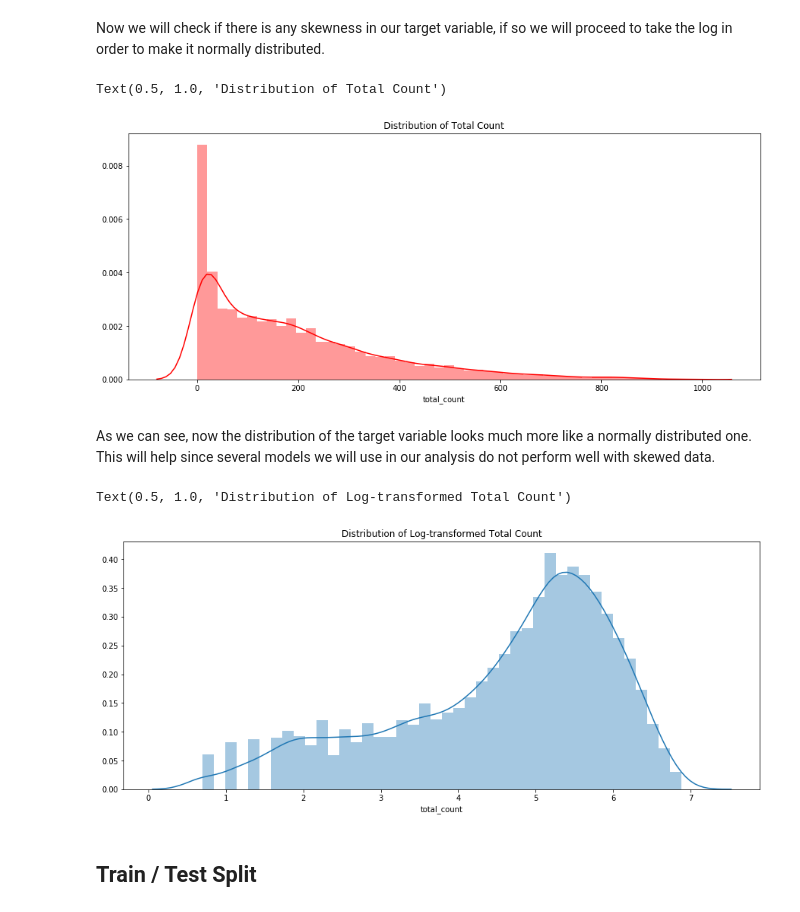
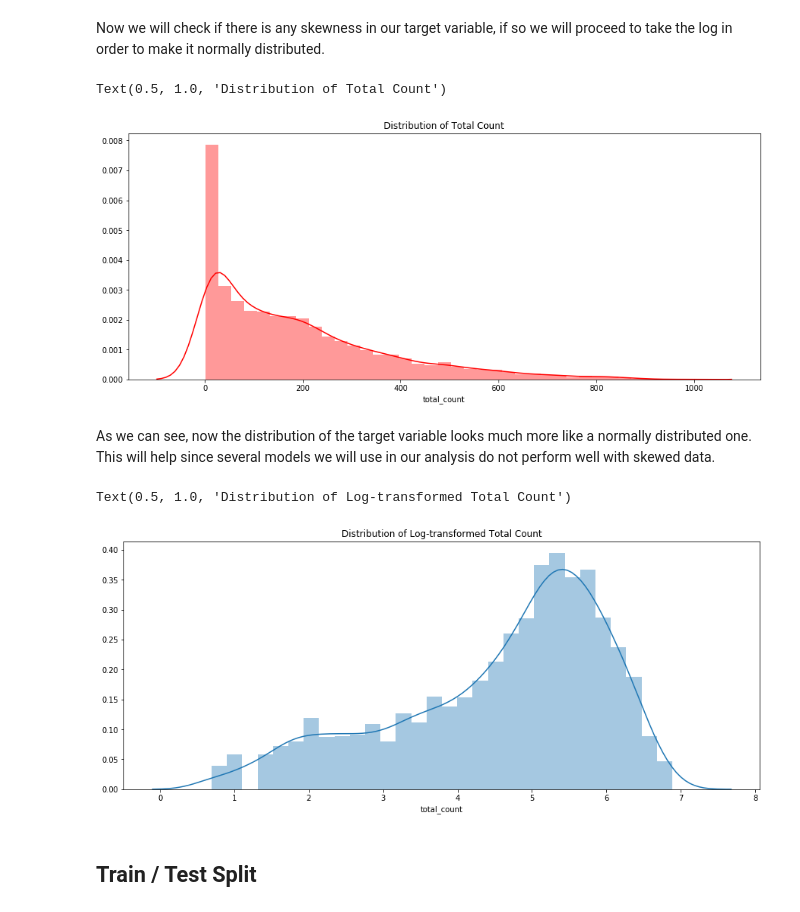
Before and after one commit to lhandal/bike_sharing_dask, a Jupyter notebook: Dask_Bike-Sharing_Leandro_Handal.ipynb, the cells around one changed output. Saved outputs shown, nothing was run; the diff lists cells and outputs as text; code cells hidden in the pictures.

```diff
--- a/Dask_Bike-Sharing_Leandro_Handal.ipynb
+++ b/Dask_Bike-Sharing_Leandro_Handal.ipynb
@@ -885,11 +908,11 @@ The dataset now contains 42 columns.
 Now we will check if there is any skewness in our target variable, if so we will proceed to take the log in order to make it normally distributed.
 # %%
 plt.subplots(figsize=(15, 6))
-sns.distplot(hour["total_count"].compute(), color="red")
+sns.distplot(hour["total_count"].sample(frac=0.35).compute(), color="red")
 plt.title("Distribution of Total Count")
 # %% [output]
 Text(0.5, 1.0, 'Distribution of Total Count')
-[figure, old version]
+[figure, new version]
 # %%
 total_count = da.log1p(hour["total_count"])
 
@@ -898,11 +921,11 @@ hour["total_count"] = total_count
 As we can see, now the distribution of the target variable looks much more like a normally distributed one. This will help since several models we will use in our analysis do not perform well with skewed data.
 # %%
 plt.subplots(figsize=(15, 6))
-sns.distplot(hour["total_count"].compute())
+sns.distplot(hour["total_count"].sample(frac=0.35).compute())
 plt.title("Distribution of Log-transformed Total Count")
 # %% [output]
 Text(0.5, 1.0, 'Distribution of Log-transformed Total Count')
-[figure, old version]
+[figure, new version]
 # %% [markdown]
 ## Train / Test Split<a class="anchor" id="5.6"></a>
 # %% [markdown]
```
Also changed, not shown: parts of 21 cells of this notebook, 10 other files.
